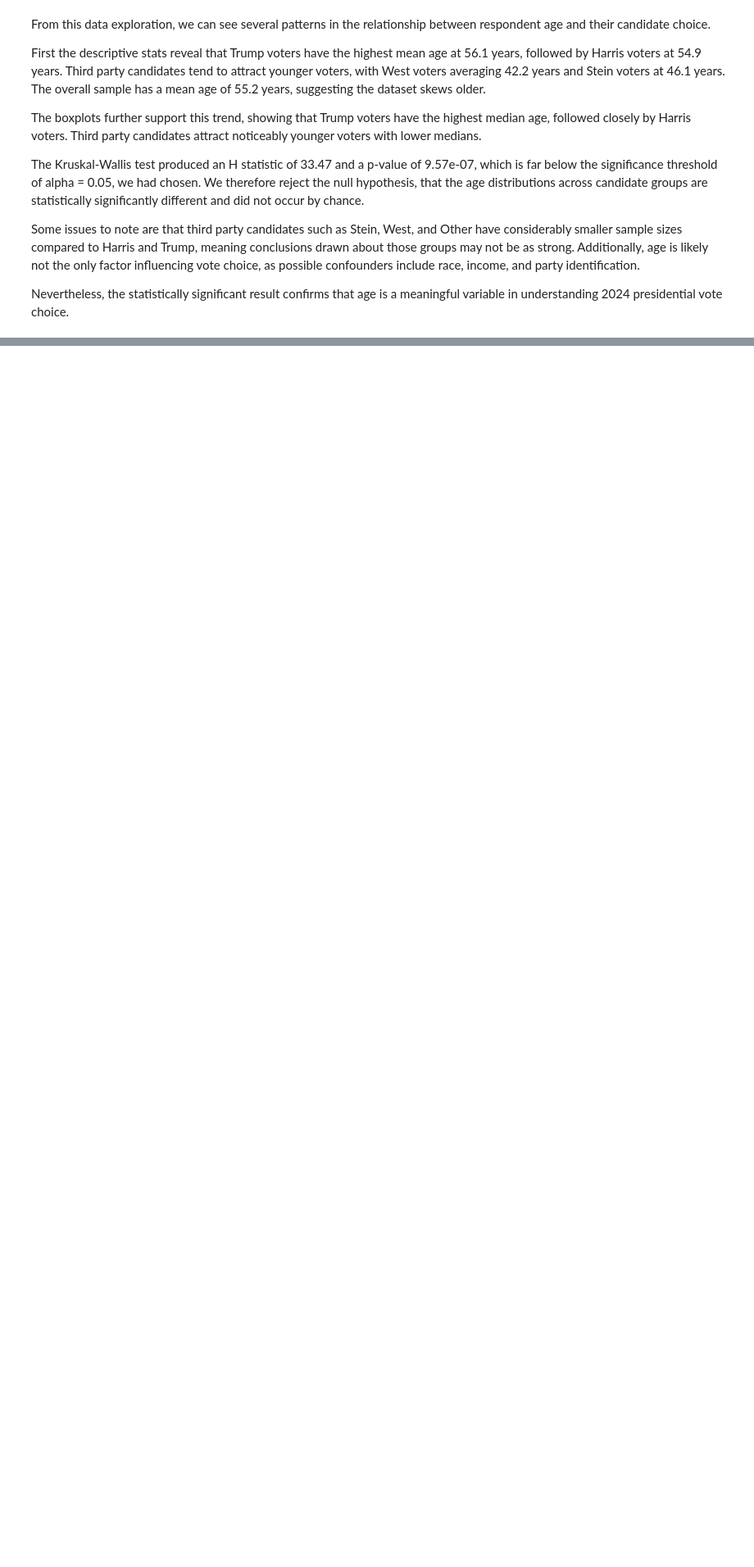
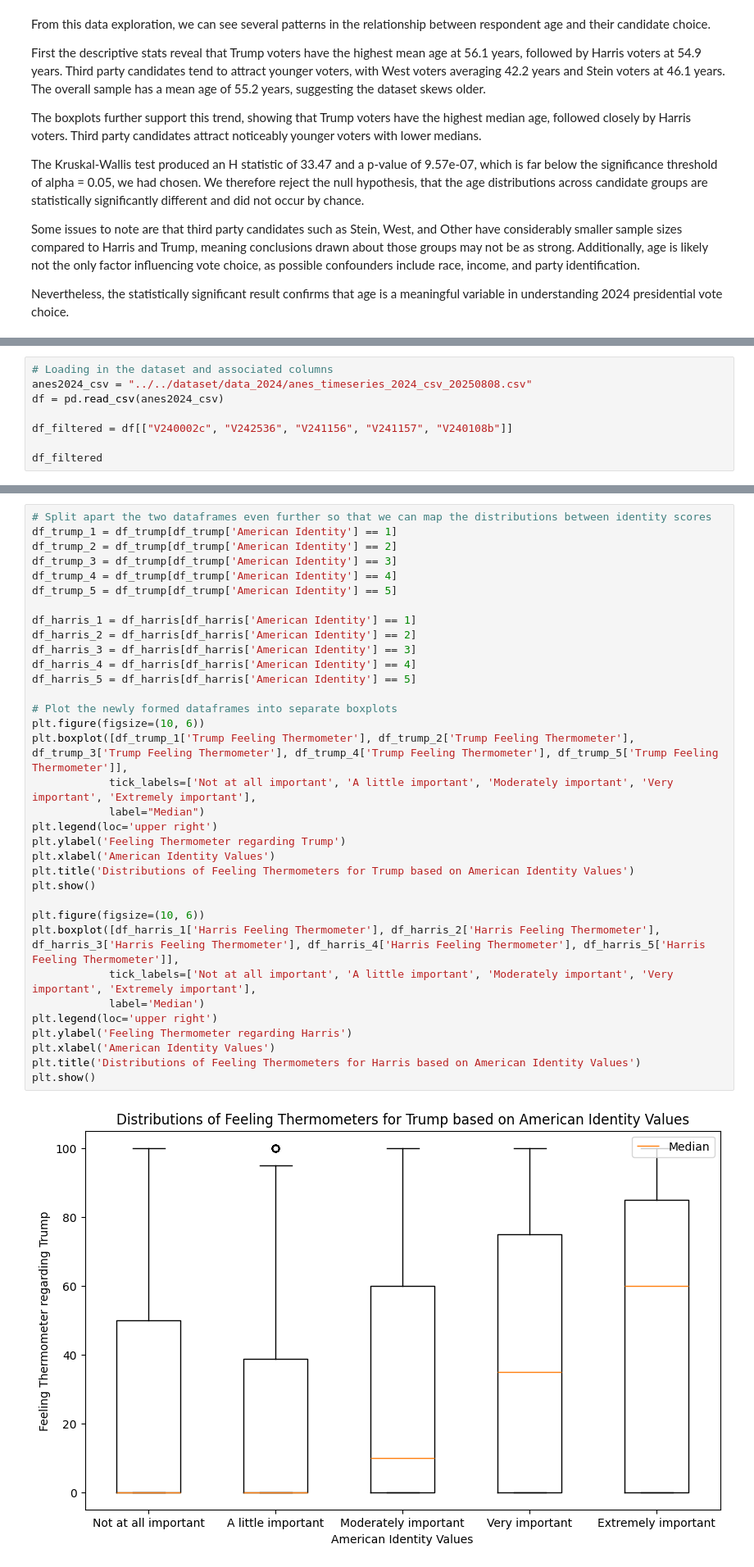
Before and after one commit to Aslan-A-M/CMSC320_Semester_Project, a Jupyter notebook: dataset/Checkpoint3/ml_analysis_organized.ipynb, the cells around one changed output, grey strips where cells are left out. Shown at 82% size. Drawn from its saved outputs; the diff is of its cells as text; blank space fills up the shorter version.

```diff
--- a/dataset/Checkpoint3/ml_analysis_organized.ipynb
+++ b/dataset/Checkpoint3/ml_analysis_organized.ipynb
@@ -507,0 +832,8 @@ meaningful variable in understanding 2024 presidential vote choice.
+# %%
+# Loading in the dataset and associated columns
+anes2024_csv = "../../dataset/data_2024/anes_timeseries_2024_csv_20250808.csv"
+df = pd.read_csv(anes2024_csv)
+
+df_filtered = df[["V240002c", "V242536", "V241156", "V241157", "V240108b"]]
+
+df_filtered
@@ -507,0 +922,36 @@ meaningful variable in understanding 2024 presidential vote choice.
+# %%
+# Split apart the two dataframes even further so that we can map the distributions between identity scores
+df_trump_1 = df_trump[df_trump['American Identity'] == 1]
+df_trump_2 = df_trump[df_trump['American Identity'] == 2]
+df_trump_3 = df_trump[df_trump['American Identity'] == 3]
+df_trump_4 = df_trump[df_trump['American Identity'] == 4]
+df_trump_5 = df_trump[df_trump['American Identity'] == 5]
+
+df_harris_1 = df_harris[df_harris['American Identity'] == 1]
+df_harris_2 = df_harris[df_harris['American Identity'] == 2]
+df_harris_3 = df_harris[df_harris['American Identity'] == 3]
+df_harris_4 = df_harris[df_harris['American Identity'] == 4]
+df_harris_5 = df_harris[df_harris['American Identity'] == 5]
+
+# Plot the newly formed dataframes into separate boxplots
+plt.figure(figsize=(10, 6))
+plt.boxplot([df_trump_1['Trump Feeling Thermometer'], df_trump_2['Trump Feeling Thermometer'], df_trump_3['Trump Feeling Thermometer'], df_trump_4['Trump Feeling Thermometer'], df_trump_5['Trump Feeling Thermometer']],
+            tick_labels=['Not at all important', 'A little important', 'Moderately important', 'Very important', 'Extremely important'],
+            label="Median")
+plt.legend(loc='upper right')
+plt.ylabel('Feeling Thermometer regarding Trump')
+plt.xlabel('American Identity Values')
+plt.title('Distributions of Feeling Thermometers for Trump based on American Identity Values')
+plt.show()
+
+plt.figure(figsize=(10, 6))
+plt.boxplot([df_harris_1['Harris Feeling Thermometer'], df_harris_2['Harris Feeling Thermometer'], df_harris_3['Harris Feeling Thermometer'], df_harris_4['Harris Feeling Thermometer'], df_harris_5['Harris Feeling Thermometer']],
+            tick_labels=['Not at all important', 'A little important', 'Moderately important', 'Very important', 'Extremely important'],
+            label='Median')
+plt.legend(loc='upper right')
+plt.ylabel('Feeling Thermometer regarding Harris')
+plt.xlabel('American Identity Values')
+plt.title('Distributions of Feeling Thermometers for Harris based on American Identity Values')
+plt.show()
+# %% [output]
+[figure, added]
```
Also changed, not shown: parts of 30 cells of this notebook.
